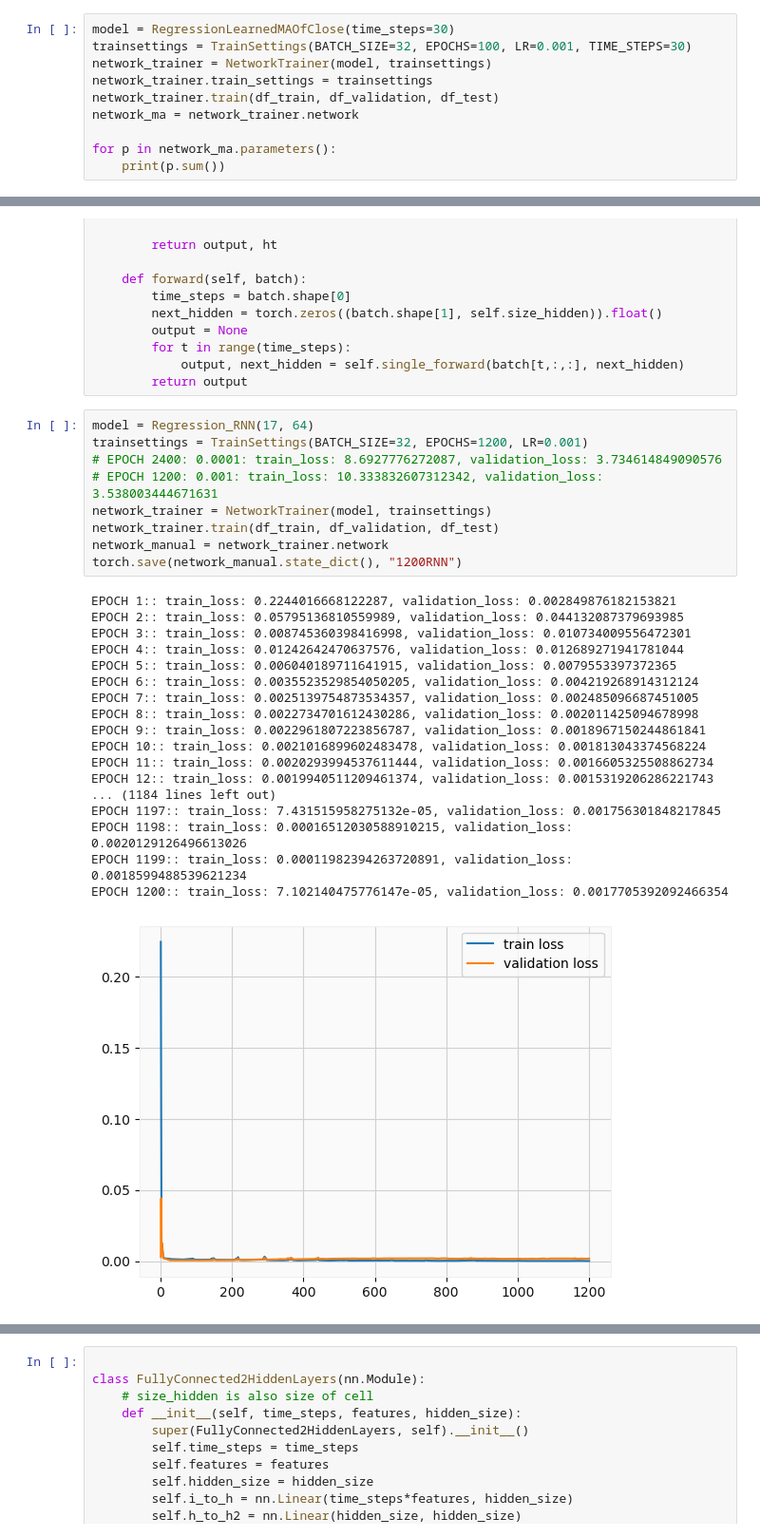
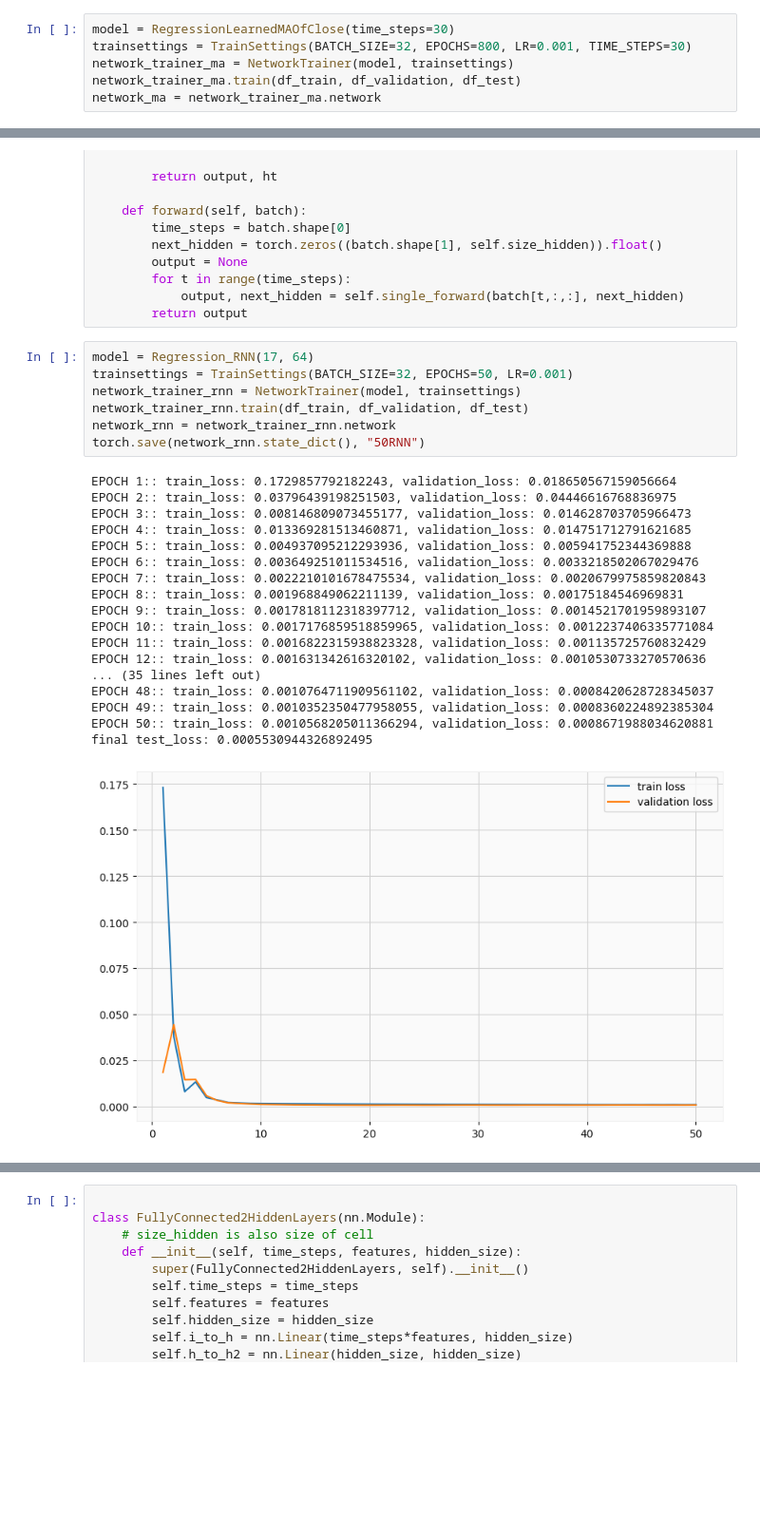
Before and after one commit to tadeohepperle/financial_technology_project2_stock_price_prediction, a Jupyter notebook: hw2_A11922105.ipynb, the cells around one changed output, grey strips where cells are left out. Shown at 95% size. Cells and saved outputs as stored; diff of their text form; blank space fills up the shorter version.

```diff
--- a/hw2_A11922105.ipynb
+++ b/hw2_A11922105.ipynb
@@ -531,12 +540,8 @@ class RegressionLearnedMAOfClose(nn.Module):
         return output
 # %%
 model = RegressionLearnedMAOfClose(time_steps=30)
-trainsettings = TrainSettings(BATCH_SIZE=32, EPOCHS=100, LR=0.001, TIME_STEPS=30)
-network_trainer = NetworkTrainer(model, trainsettings)
-network_trainer.train_settings = trainsettings
-network_trainer.train(df_train, df_validation, df_test)
-network_ma = network_trainer.network
-
-for p in network_ma.parameters():
-    print(p.sum())
+trainsettings = TrainSettings(BATCH_SIZE=32, EPOCHS=800, LR=0.001, TIME_STEPS=30)
+network_trainer_ma = NetworkTrainer(model, trainsettings)
+network_trainer_ma.train(df_train, df_validation, df_test)
+network_ma = network_trainer_ma.network
 # %% [output]
@@ -687,29 +704,27 @@ class Regression_GRU(nn.Module):
         return output
 # %%
 model = Regression_RNN(17, 64)
-trainsettings = TrainSettings(BATCH_SIZE=32, EPOCHS=1200, LR=0.001)
-# EPOCH 2400: 0.0001: train_loss: 8.6927776272087, validation_loss: 3.734614849090576
-# EPOCH 1200: 0.001: train_loss: 10.333832607312342, validation_loss: 3.538003444671631
-network_trainer = NetworkTrainer(model, trainsettings)
-network_trainer.train(df_train, df_validation, df_test)
-network_manual = network_trainer.network
-torch.save(network_manual.state_dict(), "1200RNN")
+trainsettings = TrainSettings(BATCH_SIZE=32, EPOCHS=50, LR=0.001)
+network_trainer_rnn = NetworkTrainer(model, trainsettings)
+network_trainer_rnn.train(df_train, df_validation, df_test)
+network_rnn = network_trainer_rnn.network
+torch.save(network_rnn.state_dict(), "50RNN")
 # %% [output]
-EPOCH 1:: train_loss: 0.2244016668122287, validation_loss: 0.002849876182153821
-EPOCH 2:: train_loss: 0.05795136810559989, validation_loss: 0.044132087379693985
-EPOCH 3:: train_loss: 0.008745360398416998, validation_loss: 0.010734009556472301
-EPOCH 4:: train_loss: 0.01242642470637576, validation_loss: 0.012689271941781044
-EPOCH 5:: train_loss: 0.006040189711641915, validation_loss: 0.0079553397372365
-EPOCH 6:: train_loss: 0.0035523529854050205, validation_loss: 0.004219268914312124
-EPOCH 7:: train_loss: 0.0025139754873534357, validation_loss: 0.002485096687451005
-EPOCH 8:: train_loss: 0.0022734701612430286, validation_loss: 0.002011425094678998
-EPOCH 9:: train_loss: 0.0022961807223856787, validation_loss: 0.0018967150244861841
-EPOCH 10:: train_loss: 0.0021016899602483478, validation_loss: 0.001813043374568224
-EPOCH 11:: train_loss: 0.0020293994537611444, validation_loss: 0.0016605325508862734
-EPOCH 12:: train_loss: 0.0019940511209461374, validation_loss: 0.0015319206286221743
-... (1184 lines left out)
-EPOCH 1197:: train_loss: 7.431515958275132e-05, validation_loss: 0.001756301848217845
-EPOCH 1198:: train_loss: 0.00016512030588910215, validation_loss: 0.0020129126496613026
-EPOCH 1199:: train_loss: 0.00011982394263720891, validation_loss: 0.0018599488539621234
-EPOCH 1200:: train_loss: 7.102140475776147e-05, validation_loss: 0.0017705392092466354
+EPOCH 1:: train_loss: 0.1729857792182243, validation_loss: 0.018650567159056664
+EPOCH 2:: train_loss: 0.03796439198251503, validation_loss: 0.04446616768836975
+EPOCH 3:: train_loss: 0.008146809073455177, validation_loss: 0.014628703705966473
+EPOCH 4:: train_loss: 0.013369281513460871, validation_loss: 0.014751712791621685
+EPOCH 5:: train_loss: 0.004937095212293936, validation_loss: 0.005941752344369888
+EPOCH 6:: train_loss: 0.003649251011534516, validation_loss: 0.0033218502067029476
+EPOCH 7:: train_loss: 0.0022210101678475534, validation_loss: 0.0020679975859820843
+EPOCH 8:: train_loss: 0.001968849062211139, validation_loss: 0.00175184546969831
+EPOCH 9:: train_loss: 0.0017818112318397712, validation_loss: 0.0014521701959893107
+EPOCH 10:: train_loss: 0.0017176859518859965, validation_loss: 0.0012237406335771084
+EPOCH 11:: train_loss: 0.0016822315938823328, validation_loss: 0.001135725760832429
+EPOCH 12:: train_loss: 0.001631342616320102, validation_loss: 0.0010530733270570636
+... (35 lines left out)
+EPOCH 48:: train_loss: 0.0010764711909561102, validation_loss: 0.0008420628728345037
+EPOCH 49:: train_loss: 0.0010352350477958055, validation_loss: 0.0008360224892385304
+EPOCH 50:: train_loss: 0.0010568205011366294, validation_loss: 0.0008671988034620881
+final test_loss: 0.0005530944326892495
-[figure, old version]
+[figure, new version]
```
Also changed, not shown: parts of 13 cells of this notebook, 22 other files.
